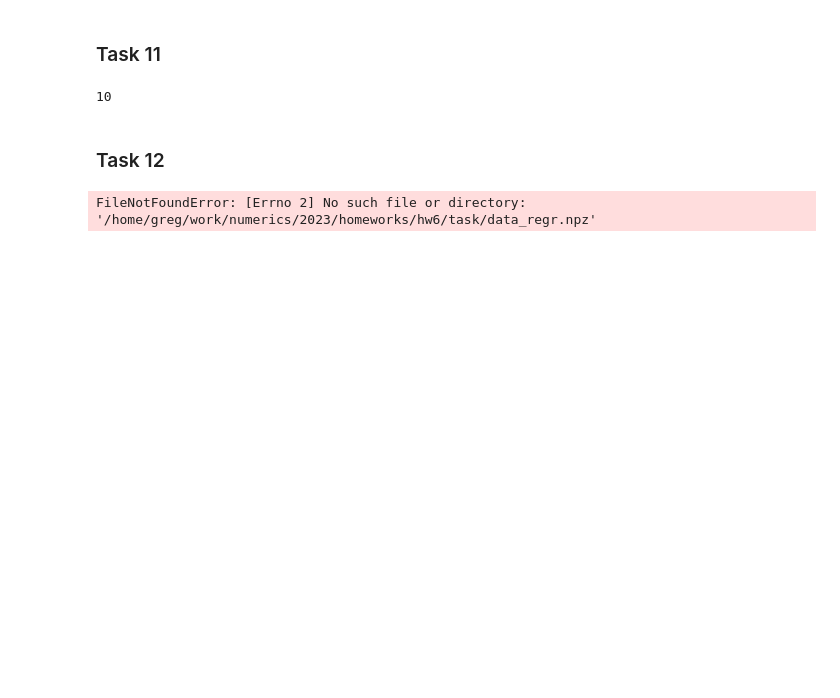
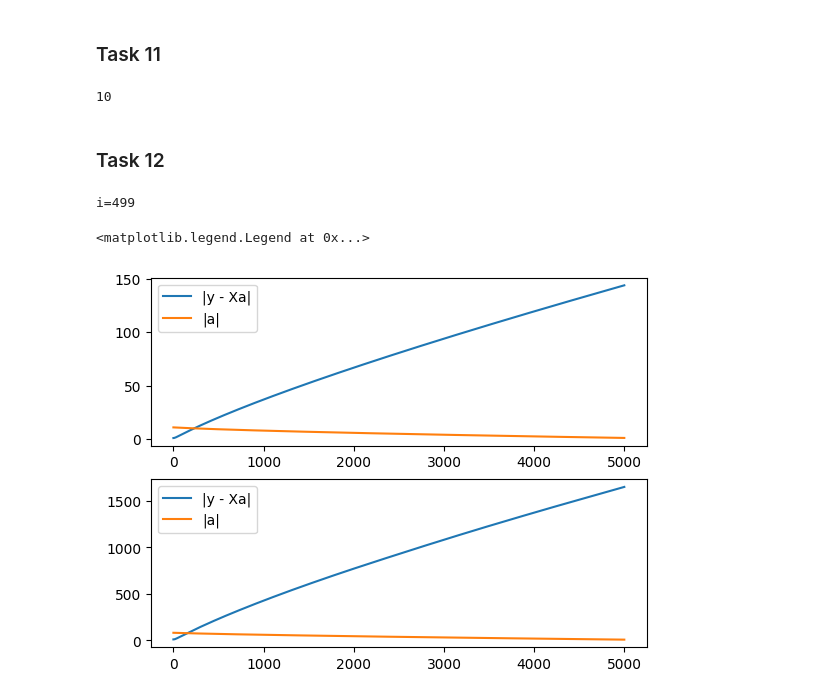
Before and after one commit to VasilyMarkov/Numerical-Methods, a Jupyter notebook: Assignment6.ipynb, the cells around one changed output. Cells and saved outputs as stored; diff of their text form; code cells hidden in the pictures; blank space fills up the shorter version.

Commit message:
Task 4

```diff
--- a/Assignment6.ipynb
+++ b/Assignment6.ipynb
@@ -207,34 +254,47 @@ num_nonzero
 # %%
 import cvxpy as cp
 import numpy as np
 
 ex7_data_path = 'data_regr.npz'
 ex7_data = np.load(ex7_data_path)
 
 X = ex7_data['X']
 y = ex7_data['y']
 
 n = y.shape[0]
 k = X.shape[1]
 
 def solve(l):
     a = cp.Variable(k)
     loss = cp.sum((y - X @ a)**2) + l * cp.norm(a, 2)
     objective = cp.Minimize(loss)
     problem = cp.Problem(objective, None)
     return problem.solve(), a.value
 
 ls = np.linspace(0, 5000, 500)
-rs = np.zeros(ls.shape)
-an = np.zeros(rs.shape)
+rs2 = np.zeros(ls.shape)
+an2 = np.zeros(ls.shape)
+
+rs1 = np.zeros(ls.shape)
+an1 = np.zeros(ls.shape)
+
 for i in range(ls.shape[0]):
     print(f"{i=}", end='\r')
     _, a1 = solve(ls[i])
-    rs[i] = np.linalg.norm(y - X @ a1)
-    an[i] = np.linalg.norm(a1)
+    rs2[i] = np.linalg.norm(y - X @ a1)
+    an2[i] = np.linalg.norm(a1)
+    rs1[i] = np.linalg.norm(y - X @ a1, 1)
+    an1[i] = np.linalg.norm(a1, 1)
 
-plt.plot(ls, rs, label='|y - Xa|')
-plt.plot(ls, an, label='|a|')
-plt.legend()
+fig, ax = plt.subplots(2)
+ax[0].plot(ls, rs2, label='|y - Xa|')
+ax[0].plot(ls, an2, label='|a|')
+ax[0].legend()
+
+ax[1].plot(ls, rs1, label='|y - Xa|')
+ax[1].plot(ls, an1, label='|a|')
+ax[1].legend()
 # %% [output]
-FileNotFoundError: [Errno 2] No such file or directory: '/home/greg/work/numerics/2023/homeworks/hw6/task/data_regr.npz'
+i=499
+<matplotlib.legend.Legend at 0x...>
+[figure, added]
```
Also changed, not shown: parts of 3 cells of this notebook.
